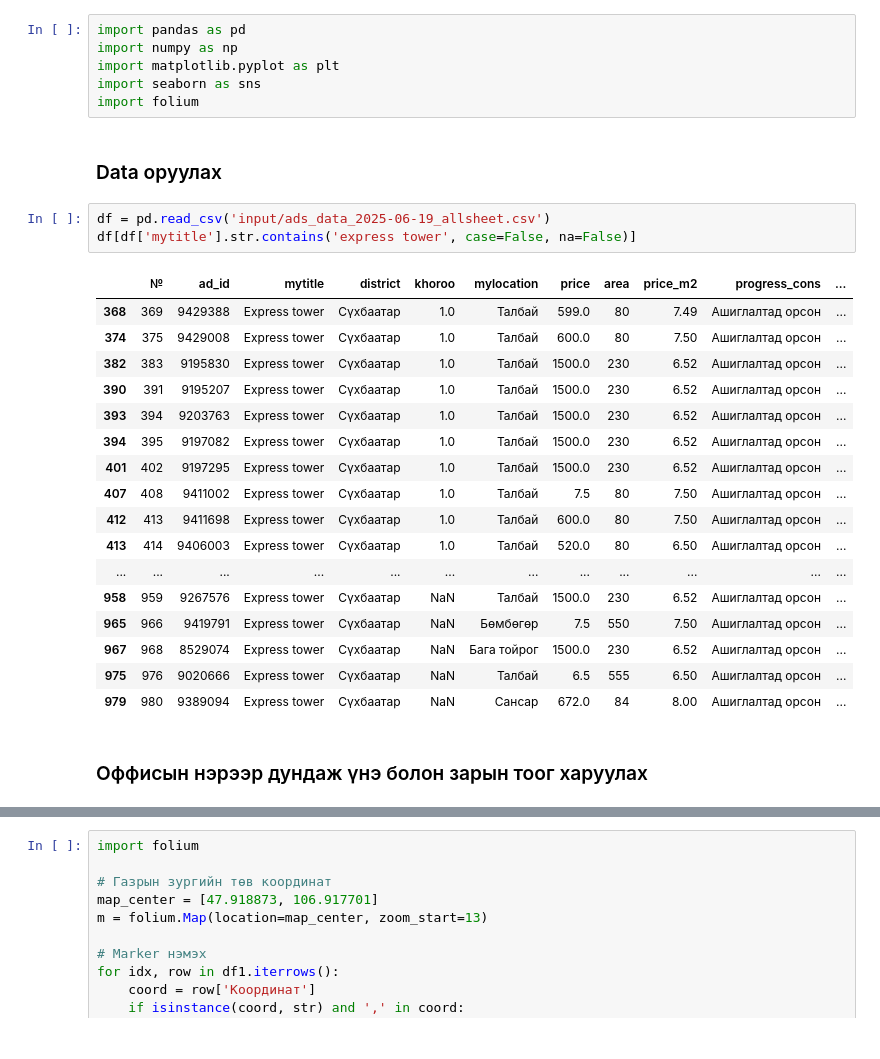
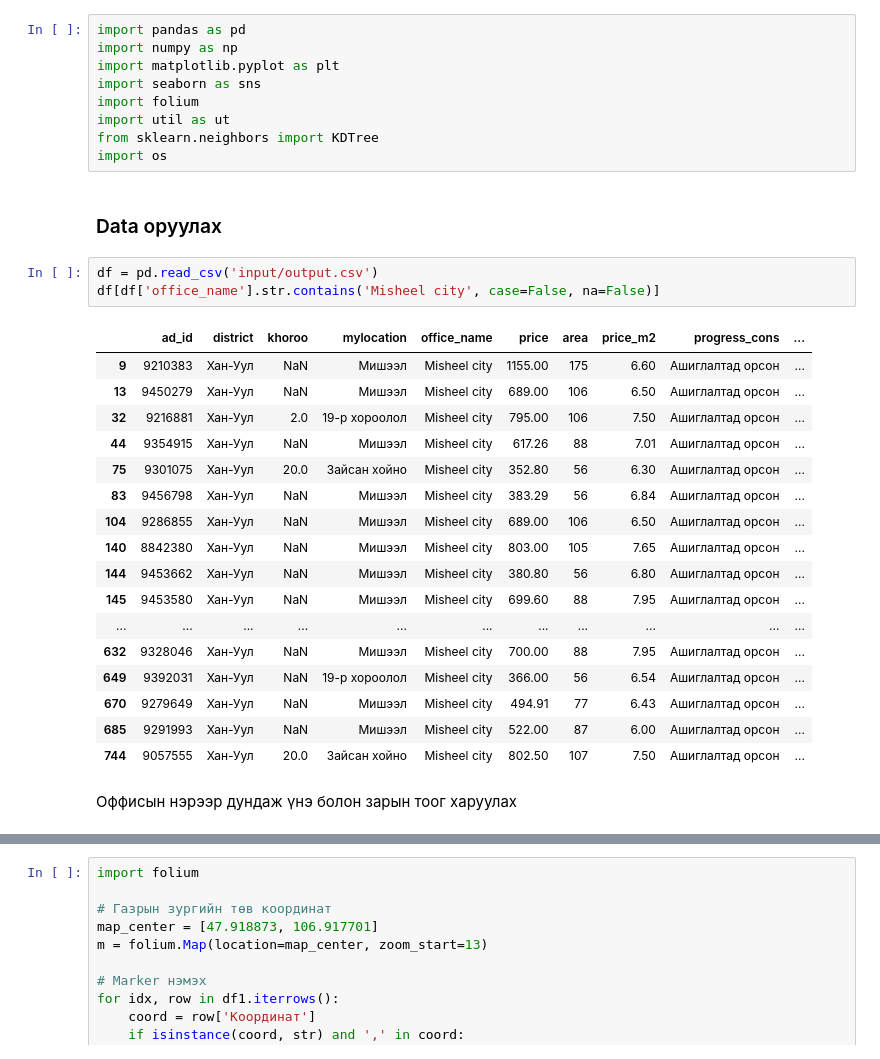
Before and after one commit to Renchint/Office, a Jupyter notebook: 03_Analyz/Analyz.ipynb, the cells around one changed output, grey strips where cells are left out. Cells and saved outputs as stored; diff of their text form.

```diff
--- a/03_Analyz/Analyz.ipynb
+++ b/03_Analyz/Analyz.ipynb
@@ -4,30 +4,33 @@ import numpy as np
 import matplotlib.pyplot as plt
 import seaborn as sns
 import folium
+import util as ut
+from sklearn.neighbors import KDTree
+import os
 # %% [markdown]
 ### Data оруулах
 # %%
-df = pd.read_csv('input/ads_data_2025-06-19_allsheet.csv')
-df[df['mytitle'].str.contains('express tower', case=False, na=False)]
+df = pd.read_csv('input/output.csv')
+df[df['office_name'].str.contains('Misheel city', case=False, na=False)]
 # %% [output]
-|  | № | ad_id | mytitle | district | khoroo | mylocation | price | area | price_m2 | progress_cons | ... |
-| 368 | 369 | 9429388 | Express tower | Сүхбаатар | 1.0 | Талбай | 599.0 | 80 | 7.49 | Ашиглалтад орсон | ... |
-| 374 | 375 | 9429008 | Express tower | Сүхбаатар | 1.0 | Талбай | 600.0 | 80 | 7.50 | Ашиглалтад орсон | ... |
-| 382 | 383 | 9195830 | Express tower | Сүхбаатар | 1.0 | Талбай | 1500.0 | 230 | 6.52 | Ашиглалтад орсон | ... |
-| 390 | 391 | 9195207 | Express tower | Сүхбаатар | 1.0 | Талбай | 1500.0 | 230 | 6.52 | Ашиглалтад орсон | ... |
-| 393 | 394 | 9203763 | Express tower | Сүхбаатар | 1.0 | Талбай | 1500.0 | 230 | 6.52 | Ашиглалтад орсон | ... |
-| 394 | 395 | 9197082 | Express tower | Сүхбаатар | 1.0 | Талбай | 1500.0 | 230 | 6.52 | Ашиглалтад орсон | ... |
-| 401 | 402 | 9197295 | Express tower | Сүхбаатар | 1.0 | Талбай | 1500.0 | 230 | 6.52 | Ашиглалтад орсон | ... |
-| 407 | 408 | 9411002 | Express tower | Сүхбаатар | 1.0 | Талбай | 7.5 | 80 | 7.50 | Ашиглалтад орсон | ... |
-| 412 | 413 | 9411698 | Express tower | Сүхбаатар | 1.0 | Талбай | 600.0 | 80 | 7.50 | Ашиглалтад орсон | ... |
-| 413 | 414 | 9406003 | Express tower | Сүхбаатар | 1.0 | Талбай | 520.0 | 80 | 6.50 | Ашиглалтад орсон | ... |
-| ... | ... | ... | ... | ... | ... | ... | ... | ... | ... | ... | ... |
-| 958 | 959 | 9267576 | Express tower | Сүхбаатар | NaN | Талбай | 1500.0 | 230 | 6.52 | Ашиглалтад орсон | ... |
-| 965 | 966 | 9419791 | Express tower | Сүхбаатар | NaN | Бөмбөгөр | 7.5 | 550 | 7.50 | Ашиглалтад орсон | ... |
-| 967 | 968 | 8529074 | Express tower | Сүхбаатар | NaN | Бага тойрог | 1500.0 | 230 | 6.52 | Ашиглалтад орсон | ... |
-| 975 | 976 | 9020666 | Express tower | Сүхбаатар | NaN | Талбай | 6.5 | 555 | 6.50 | Ашиглалтад орсон | ... |
-| 979 | 980 | 9389094 | Express tower | Сүхбаатар | NaN | Сансар | 672.0 | 84 | 8.00 | Ашиглалтад орсон | ... |
+|  | ad_id | district | khoroo | mylocation | office_name | price | area | price_m2 | progress_cons | ... |
+| 9 | 9210383 | Хан-Уул | NaN | Мишээл | Misheel city | 1155.00 | 175 | 6.60 | Ашиглалтад орсон | ... |
+| 13 | 9450279 | Хан-Уул | NaN | Мишээл | Misheel city | 689.00 | 106 | 6.50 | Ашиглалтад орсон | ... |
+| 32 | 9216881 | Хан-Уул | 2.0 | 19-р хороолол | Misheel city | 795.00 | 106 | 7.50 | Ашиглалтад орсон | ... |
+| 44 | 9354915 | Хан-Уул | NaN | Мишээл | Misheel city | 617.26 | 88 | 7.01 | Ашиглалтад орсон | ... |
+| 75 | 9301075 | Хан-Уул | 20.0 | Зайсан хойно | Misheel city | 352.80 | 56 | 6.30 | Ашиглалтад орсон | ... |
+| 83 | 9456798 | Хан-Уул | NaN | Мишээл | Misheel city | 383.29 | 56 | 6.84 | Ашиглалтад орсон | ... |
+| 104 | 9286855 | Хан-Уул | NaN | Мишээл | Misheel city | 689.00 | 106 | 6.50 | Ашиглалтад орсон | ... |
+| 140 | 8842380 | Хан-Уул | NaN | Мишээл | Misheel city | 803.00 | 105 | 7.65 | Ашиглалтад орсон | ... |
+| 144 | 9453662 | Хан-Уул | NaN | Мишээл | Misheel city | 380.80 | 56 | 6.80 | Ашиглалтад орсон | ... |
+| 145 | 9453580 | Хан-Уул | NaN | Мишээл | Misheel city | 699.60 | 88 | 7.95 | Ашиглалтад орсон | ... |
+| ... | ... | ... | ... | ... | ... | ... | ... | ... | ... | ... |
+| 632 | 9328046 | Хан-Уул | NaN | Мишээл | Misheel city | 700.00 | 88 | 7.95 | Ашиглалтад орсон | ... |
+| 649 | 9392031 | Хан-Уул | NaN | 19-р хороолол | Misheel city | 366.00 | 56 | 6.54 | Ашиглалтад орсон | ... |
+| 670 | 9279649 | Хан-Уул | NaN | Мишээл | Misheel city | 494.91 | 77 | 6.43 | Ашиглалтад орсон | ... |
+| 685 | 9291993 | Хан-Уул | NaN | Мишээл | Misheel city | 522.00 | 87 | 6.00 | Ашиглалтад орсон | ... |
+| 744 | 9057555 | Хан-Уул | 20.0 | Зайсан хойно | Misheel city | 802.50 | 107 | 7.50 | Ашиглалтад орсон | ... |
 # %% [markdown]
-### Оффисын нэрээр дундаж үнэ болон зарын тоог харуулах
+Оффисын нэрээр дундаж үнэ болон зарын тоог харуулах
 # %%
 # mytitle дээр бүлэглээд дундаж үнэ ба зарын тоог хамт гаргах
```
Also changed, not shown: parts of 8 cells of this notebook, 21 other files.
